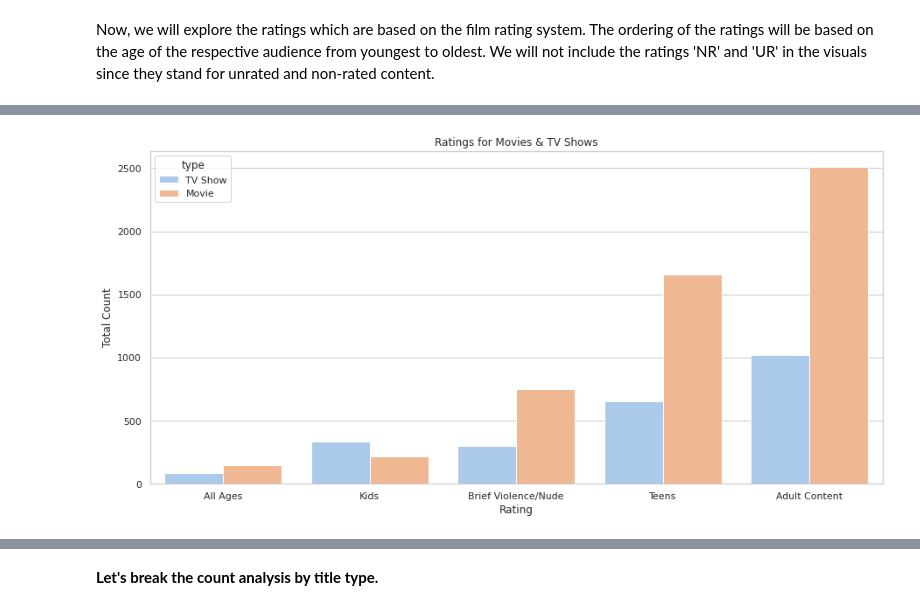
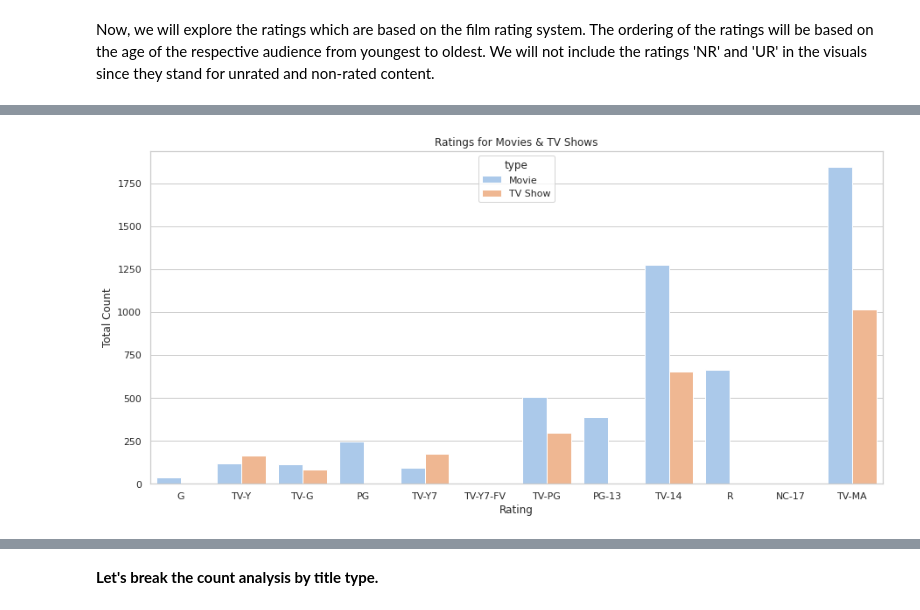
Before and after one commit to Harisha-AlmaBetter/NETFLIX-MOVIES-AND-TV-SHOWS-CLUSTERING, a Jupyter notebook: NETFLIX_MOVIES_AND_TV_SHOWS_CLUSTERING.ipynb, the cells around one changed output, grey strips where cells are left out. Drawn from its saved outputs; the diff is of its cells as text; code cells hidden in the pictures.

```diff
--- a/NETFLIX_MOVIES_AND_TV_SHOWS_CLUSTERING.ipynb
+++ b/NETFLIX_MOVIES_AND_TV_SHOWS_CLUSTERING.ipynb
@@ -468,0 +523,20 @@ nf_shows.head()
+# %%
+custom_rating = {
+    'TV-PG': 'Older Kids',
+    'TV-MA': 'Adults',
+    'TV-Y7-FV': 'Older Kids',
+    'TV-Y7': 'Older Kids',
+    'TV-14': 'Teens',
+    'R': 'Adults',
+    'TV-Y': 'Kids',
+    'NR': 'Adults',
+    'PG-13': 'Teens',
+    'TV-G': 'Kids',
+    'PG': 'Older Kids',
+    'G': 'Kids',
+    'UR': 'Adults',
+    'NC-17': 'Adults'
+}
+
+nf['ratings_cat'] = nf['rating'].replace(to_replace = custom_rating)
+nf['ratings_cat'].unique()
@@ -468,0 +558,15 @@ nf_shows.head()
+# %%
+rating_replacements = {
+    67: 'TV-PG',
+    2359: 'TV-14',
+    3660: 'TV-MA',
+    3736: 'TV-MA',
+    3737: 'NR',
+    3738: 'TV-MA',
+    4323: 'TV-MA '
+}
+
+for id, rate in rating_replacements.items():
+    nf.iloc[id, 8] = rate
+
+nf['rating'].isnull().sum()
@@ -514,14 +620,14 @@ nf.rating
 Name: rating, Length: 7770, dtype: object
 # %%
-order = ['All Ages','Kids','Brief Violence/Nude','Teens','Adult Content']
+order = ['G', 'TV-Y', 'TV-G', 'PG', 'TV-Y7', 'TV-Y7-FV', 'TV-PG', 'PG-13', 'TV-14', 'R', 'NC-17', 'TV-MA']
 plt.figure(figsize=(15,7))
 g = sns.countplot(nf.rating, hue=nf.type, order=order, palette="pastel");
 plt.title("Ratings for Movies & TV Shows")
 plt.xlabel("Rating")
 plt.ylabel("Total Count")
 plt.show()
 # %% [output]
-[figure, old version]
+[figure, new version]
 # %%
 fig, ax = plt.subplots(1,2, figsize=(19, 5))
 g1 = sns.countplot(nf_movies.rating, order=order,palette="Set2", ax=ax[0]);
```
Also changed, not shown: parts of 41 cells of this notebook.
